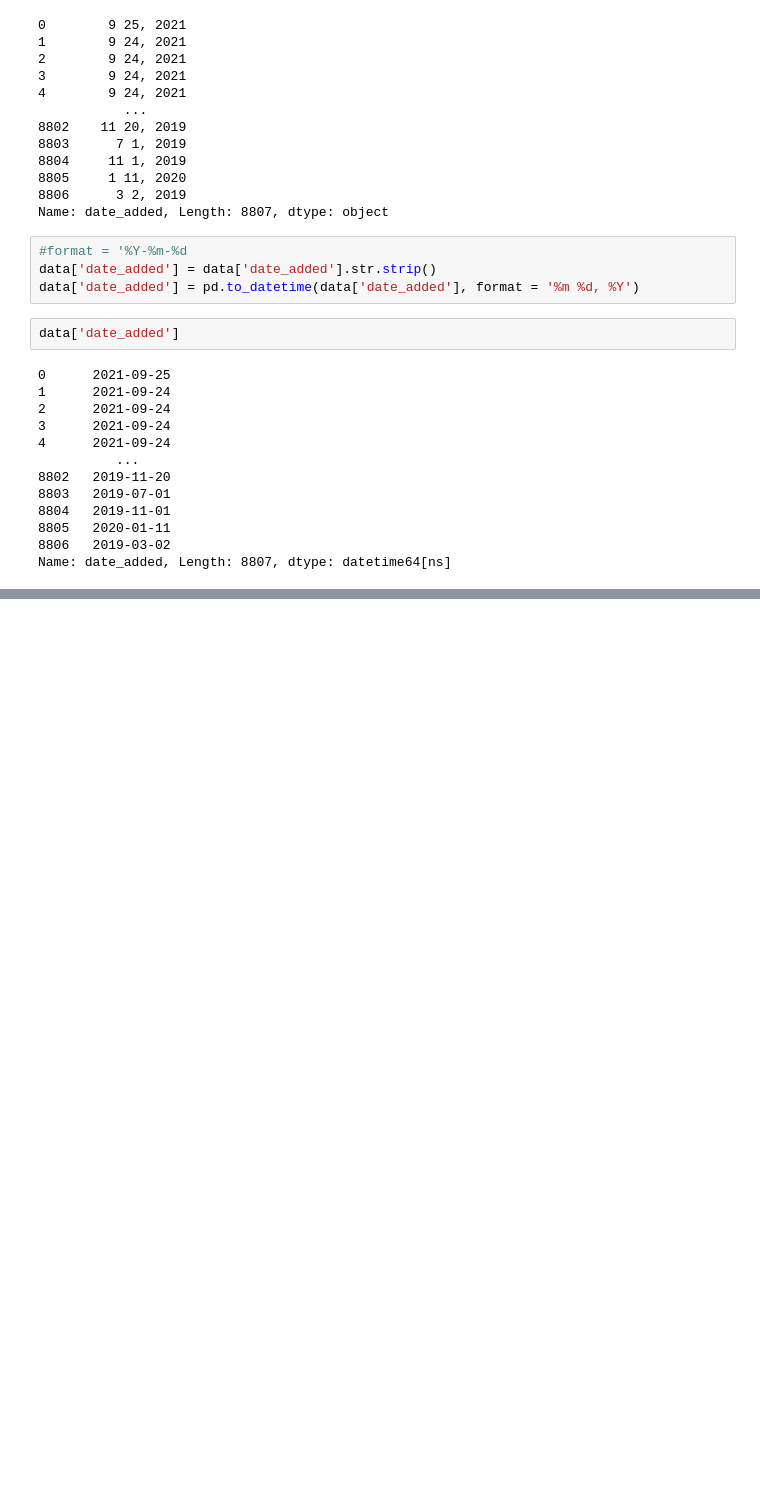
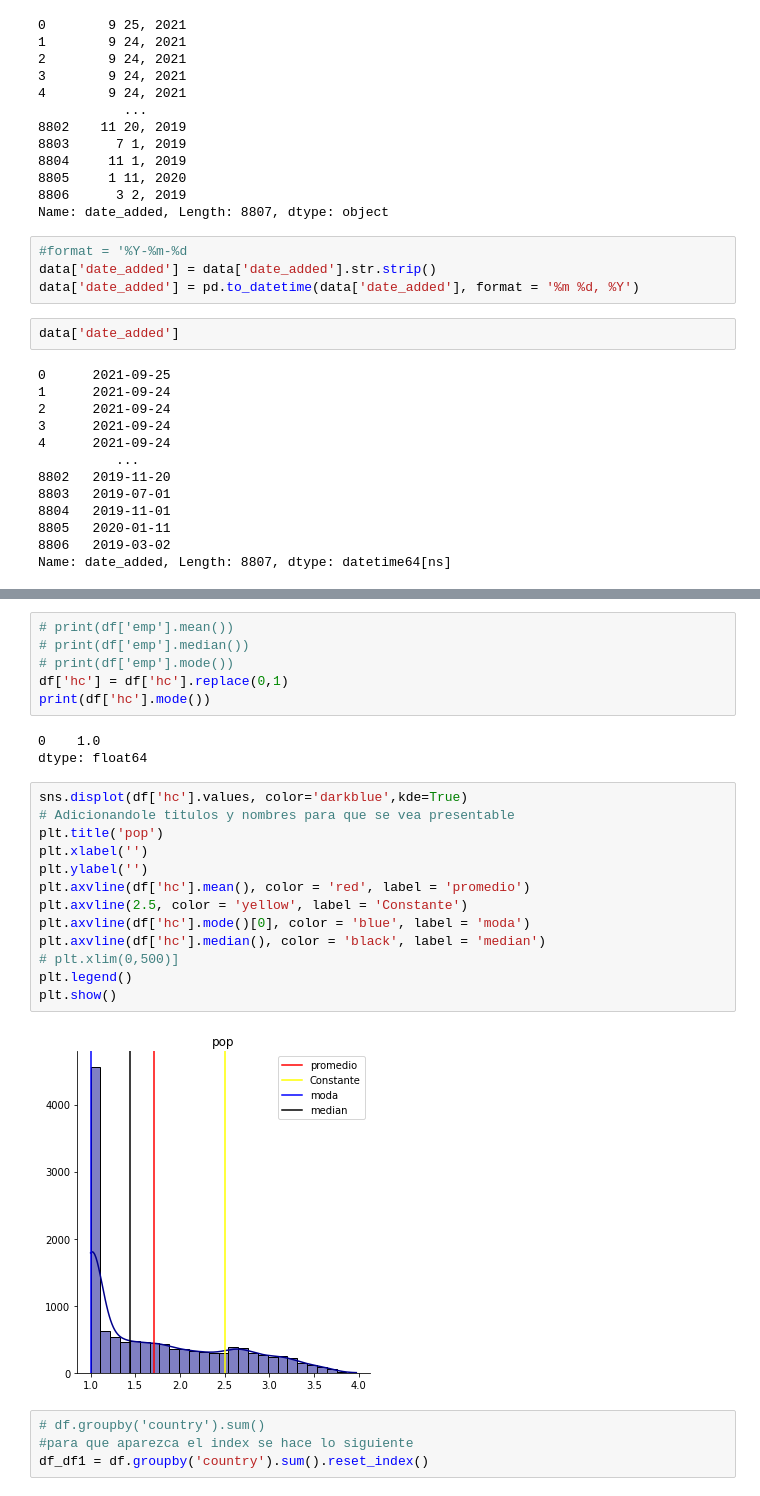
Before and after one commit to wassanchez/DS_Wilson, a Jupyter notebook: Copia_de_cuarta.ipynb, the cells around one changed output, grey strips where cells are left out. Saved outputs shown, nothing was run; the diff lists cells and outputs as text; blank space fills up the shorter version.

```diff
--- a/Copia_de_cuarta.ipynb
+++ b/Copia_de_cuarta.ipynb
@@ -261,0 +294,28 @@ Name: date_added, Length: 8807, dtype: datetime64[ns]
+# %%
+# print(df['emp'].mean())
+# print(df['emp'].median())
+# print(df['emp'].mode())
+df['hc'] = df['hc'].replace(0,1)
+print(df['hc'].mode())
+# %% [output]
+0    1.0
+dtype: float64
+# %%
+sns.displot(df['hc'].values, color='darkblue',kde=True)
+# Adicionandole titulos y nombres para que se vea presentable
+plt.title('pop')
+plt.xlabel('')
+plt.ylabel('')
+plt.axvline(df['hc'].mean(), color = 'red', label = 'promedio')
+plt.axvline(2.5, color = 'yellow', label = 'Constante')
+plt.axvline(df['hc'].mode()[0], color = 'blue', label = 'moda')
+plt.axvline(df['hc'].median(), color = 'black', label = 'median')
+# plt.xlim(0,500)]
+plt.legend()
+plt.show()
+# %% [output]
+[figure, added]
+# %%
+# df.groupby('country').sum()
+#para que aparezca el index se hace lo siguiente
+df_df1 = df.groupby('country').sum().reset_index()
```
Also changed, not shown: parts of 10 cells of this notebook.
